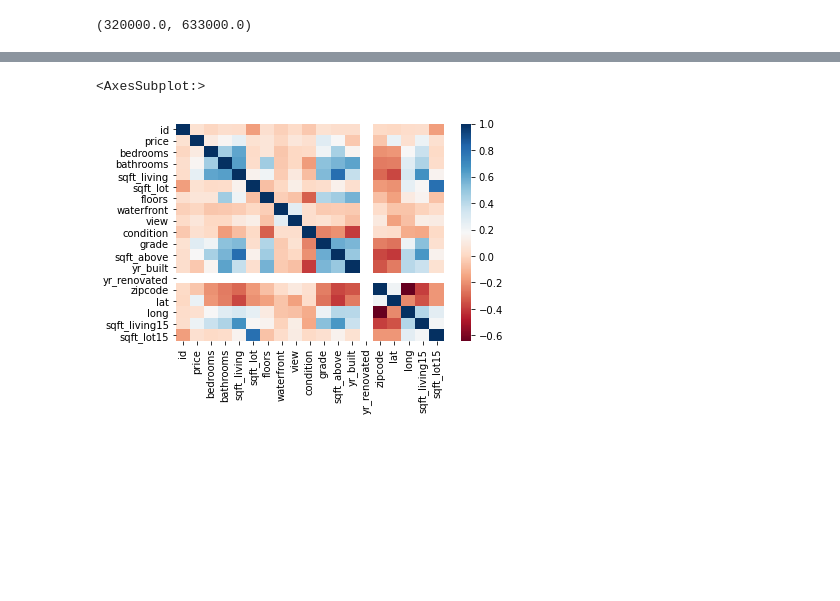
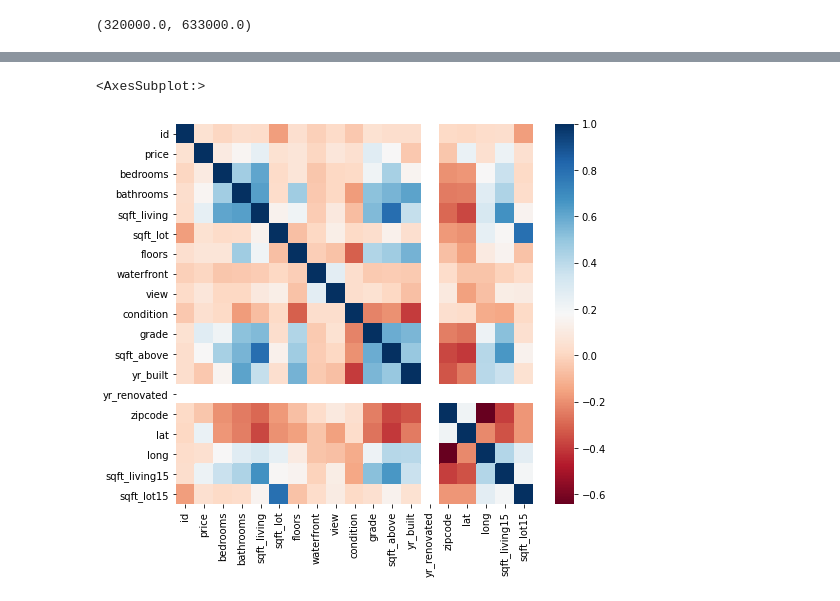
Before and after one commit to ozbunae/Housing_Data, a Jupyter notebook: Non Renovated.ipynb, the cells around one changed output, grey strips where cells are left out. Drawn from its saved outputs; the diff is of its cells as text; code cells hidden in the pictures; blank space fills up the shorter version.

```diff
--- a/Non Renovated.ipynb
+++ b/Non Renovated.ipynb
@@ -185,9 +227,16 @@ df_1.shape
+# %%
+#removed objects
+
+drop_these = ['date', 'sqft_basement']
+df_1 = df_1.drop(columns=drop_these)
 # %%
-plt.figure
+#Looking at the correlation between different columns to check for multicollinearity.
+
+plt.figure(figsize = (8,7))
 sns.heatmap(df_1.corr(), cmap = 'RdBu')
 # %% [output]
 <AxesSubplot:>
-[figure, old version]
+[figure, new version]
 # %%
 df_1.corr()
 # %% [output]
```
Also changed, not shown: parts of 37 cells of this notebook, 1 other file.
